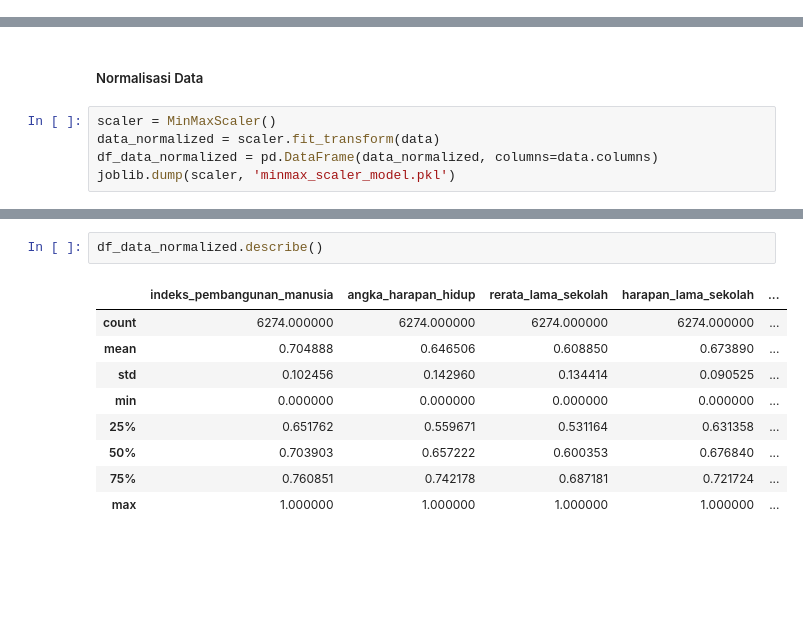
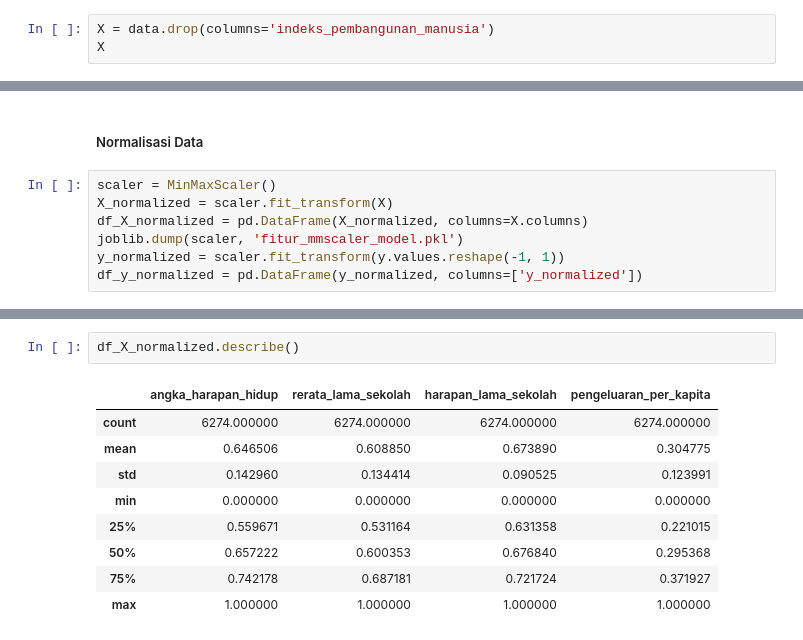
Before and after one commit to dikkawipraa22/Project-Metode-Kecerdasan-Buatan-Lanjut, a Jupyter notebook: preprocessing.ipynb, the cells around one changed output, grey strips where cells are left out. Drawn from its saved outputs; the diff is of its cells as text; blank space fills up the shorter version.

Commit message:
menambahkan pemisahan fitur

```diff
--- a/preprocessing.ipynb
+++ b/preprocessing.ipynb
@@ -183,0 +186,3 @@ plt.show()
+# %%
+X = data.drop(columns='indeks_pembangunan_manusia')
+X
@@ -185,6 +220,8 @@ plt.show()
 ##### Normalisasi Data
 # %%
 scaler = MinMaxScaler()
-data_normalized = scaler.fit_transform(data)
-df_data_normalized = pd.DataFrame(data_normalized, columns=data.columns)
-joblib.dump(scaler, 'minmax_scaler_model.pkl')
+X_normalized = scaler.fit_transform(X)
+df_X_normalized = pd.DataFrame(X_normalized, columns=X.columns)
+joblib.dump(scaler, 'fitur_mmscaler_model.pkl')
+y_normalized = scaler.fit_transform(y.values.reshape(-1, 1))
+df_y_normalized = pd.DataFrame(y_normalized, columns=['y_normalized'])
@@ -219,12 +244,12 @@ df_data_normalized
 # %%
-df_data_normalized.describe()
+df_X_normalized.describe()
 # %% [output]
-|  | indeks_pembangunan_manusia | angka_harapan_hidup | rerata_lama_sekolah | harapan_lama_sekolah | ... |
-| count | 6274.000000 | 6274.000000 | 6274.000000 | 6274.000000 | ... |
-| mean | 0.704888 | 0.646506 | 0.608850 | 0.673890 | ... |
-| std | 0.102456 | 0.142960 | 0.134414 | 0.090525 | ... |
-| min | 0.000000 | 0.000000 | 0.000000 | 0.000000 | ... |
-| 25% | 0.651762 | 0.559671 | 0.531164 | 0.631358 | ... |
-| 50% | 0.703903 | 0.657222 | 0.600353 | 0.676840 | ... |
-| 75% | 0.760851 | 0.742178 | 0.687181 | 0.721724 | ... |
-| max | 1.000000 | 1.000000 | 1.000000 | 1.000000 | ... |
+|  | angka_harapan_hidup | rerata_lama_sekolah | harapan_lama_sekolah | pengeluaran_per_kapita |
+| count | 6274.000000 | 6274.000000 | 6274.000000 | 6274.000000 |
+| mean | 0.646506 | 0.608850 | 0.673890 | 0.304775 |
+| std | 0.142960 | 0.134414 | 0.090525 | 0.123991 |
+| min | 0.000000 | 0.000000 | 0.000000 | 0.000000 |
+| 25% | 0.559671 | 0.531164 | 0.631358 | 0.221015 |
+| 50% | 0.657222 | 0.600353 | 0.676840 | 0.295368 |
+| 75% | 0.742178 | 0.687181 | 0.721724 | 0.371927 |
+| max | 1.000000 | 1.000000 | 1.000000 | 1.000000 |
```
Also changed, not shown: parts of 12 cells of this notebook.
